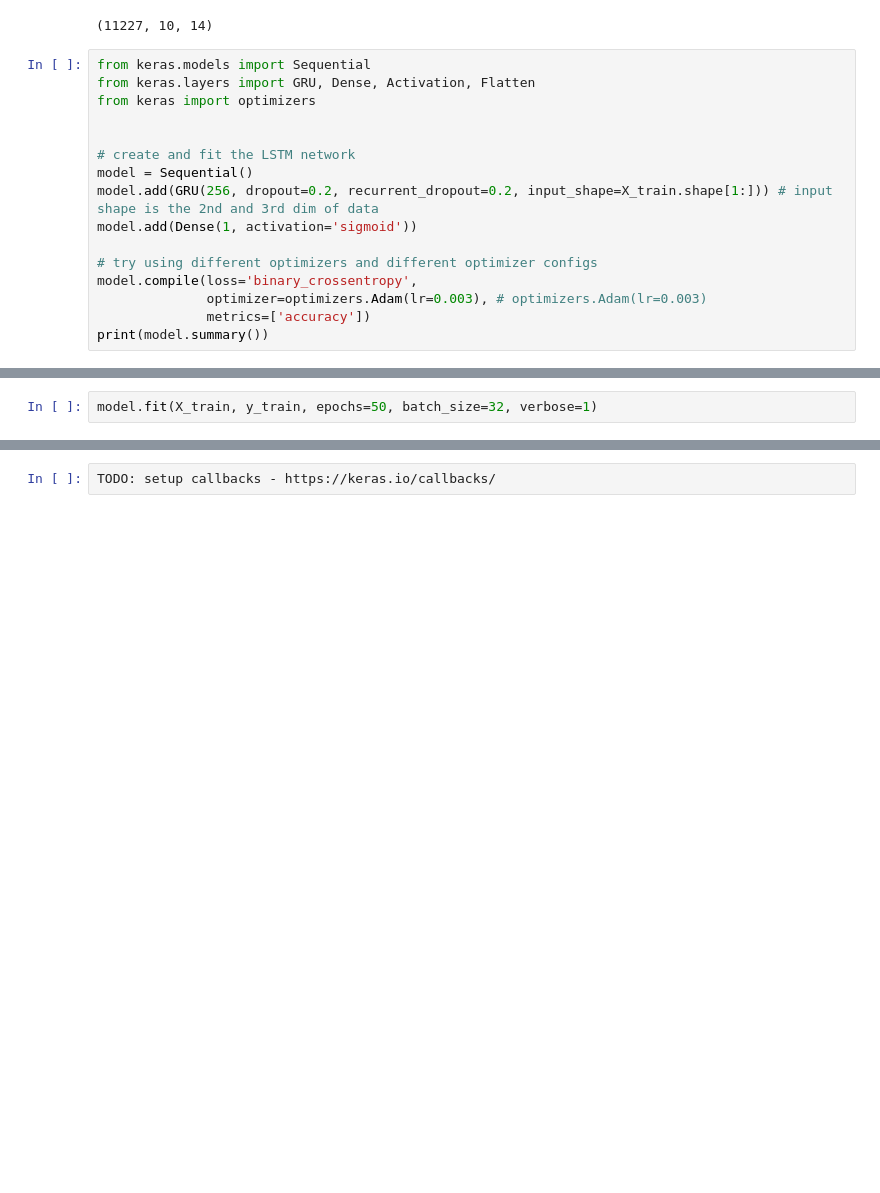
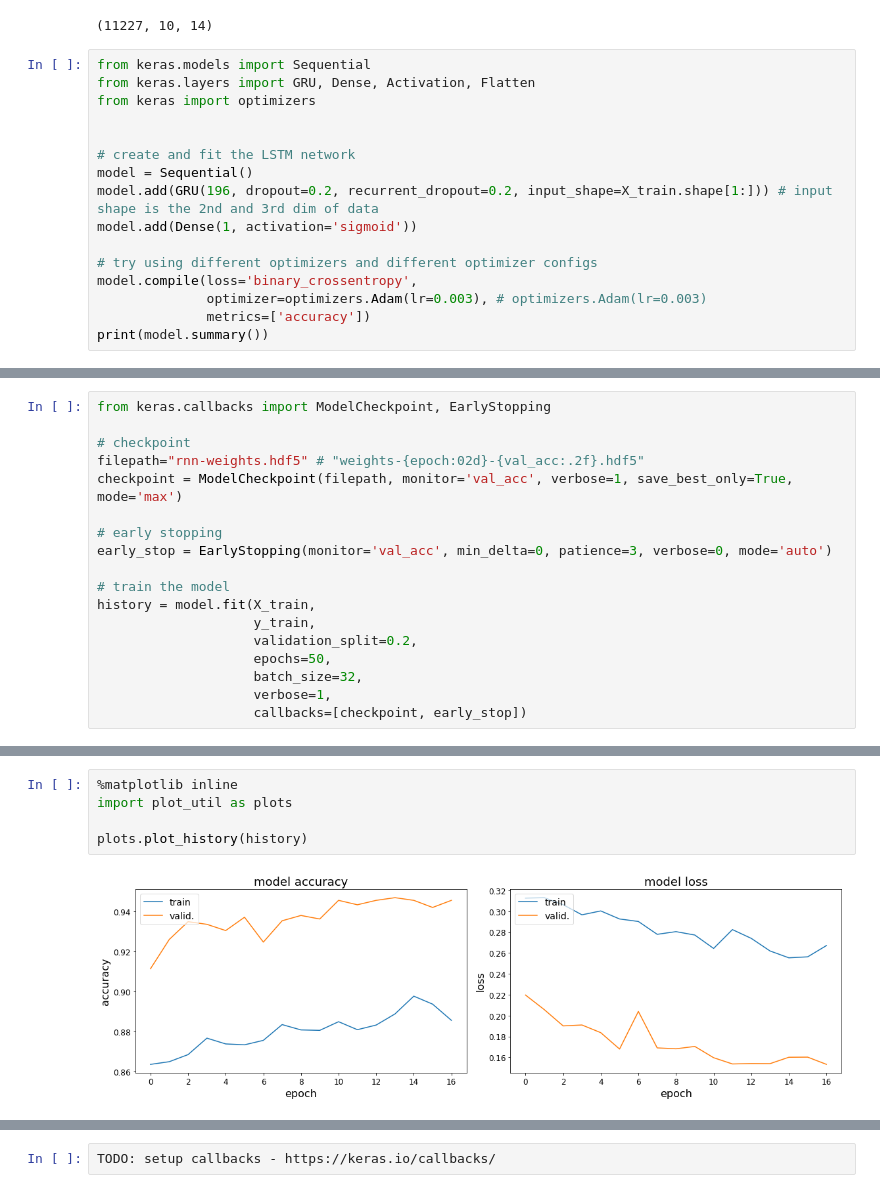
Before and after one commit to jamesandersen/ml_practice, a Jupyter notebook: eeg_eye_state/EEG Eye State.ipynb, the cells around one changed output, grey strips where cells are left out. Drawn from its saved outputs; the diff is of its cells as text; blank space fills up the shorter version.

Commit message:
Add callbacks and initial plot of history

```diff
--- a/eeg_eye_state/EEG Eye State.ipynb
+++ b/eeg_eye_state/EEG Eye State.ipynb
@@ -78,7 +78,7 @@ from keras import optimizers
 
 # create and fit the LSTM network
 model = Sequential()
-model.add(GRU(256, dropout=0.2, recurrent_dropout=0.2, input_shape=X_train.shape[1:])) # input shape is the 2nd and 3rd dim of data
+model.add(GRU(196, dropout=0.2, recurrent_dropout=0.2, input_shape=X_train.shape[1:])) # input shape is the 2nd and 3rd dim of data
 model.add(Dense(1, activation='sigmoid'))
 
 # try using different optimizers and different optimizer configs
@@ -102,2 +108,0 @@ None
-# %%
-model.fit(X_train, y_train, epochs=50, batch_size=32, verbose=1)
@@ -122,0 +109,18 @@ Epoch 50/50
+# %%
+from keras.callbacks import ModelCheckpoint, EarlyStopping
+
+# checkpoint
+filepath="rnn-weights.hdf5" # "weights-{epoch:02d}-{val_acc:.2f}.hdf5"
+checkpoint = ModelCheckpoint(filepath, monitor='val_acc', verbose=1, save_best_only=True, mode='max')
+
+# early stopping
+early_stop = EarlyStopping(monitor='val_acc', min_delta=0, patience=3, verbose=0, mode='auto')
+
+# train the model
+history = model.fit(X_train,
+                    y_train,
+                    validation_split=0.2,
+                    epochs=50,
+                    batch_size=32,
+                    verbose=1,
+                    callbacks=[checkpoint, early_stop])
@@ -123,3 +145,10 @@ Epoch 50/50
+# %%
+%matplotlib inline
+import plot_util as plots
+
+plots.plot_history(history)
+# %% [output]
+[figure, added]
 # %%
 score, acc = model.evaluate(X_test, y_test,
                             batch_size=32)
```
Also changed, not shown: parts of 4 cells of this notebook, 3 other files.
